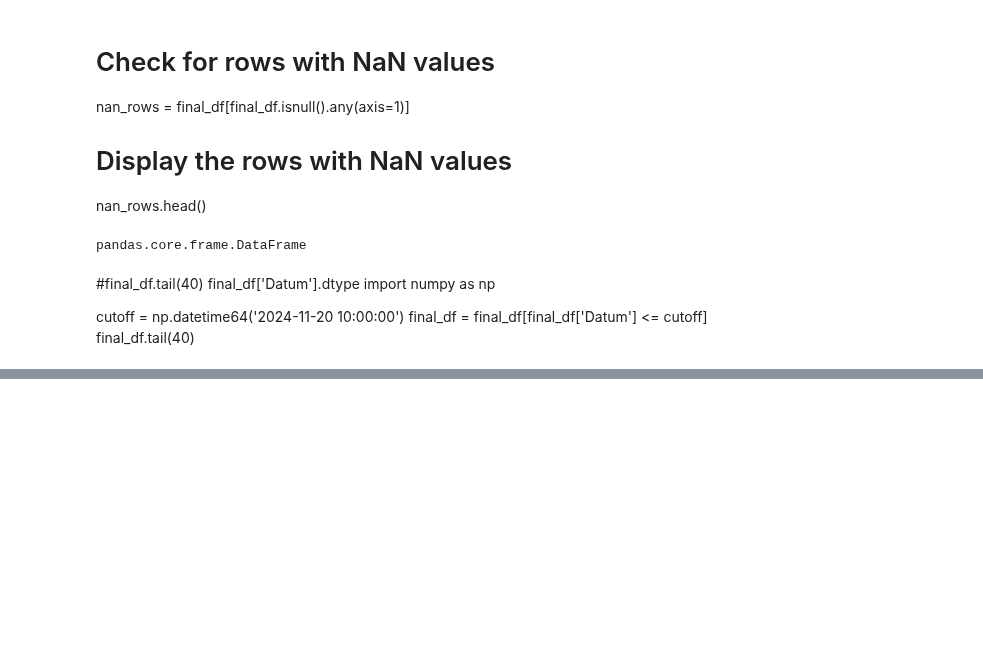
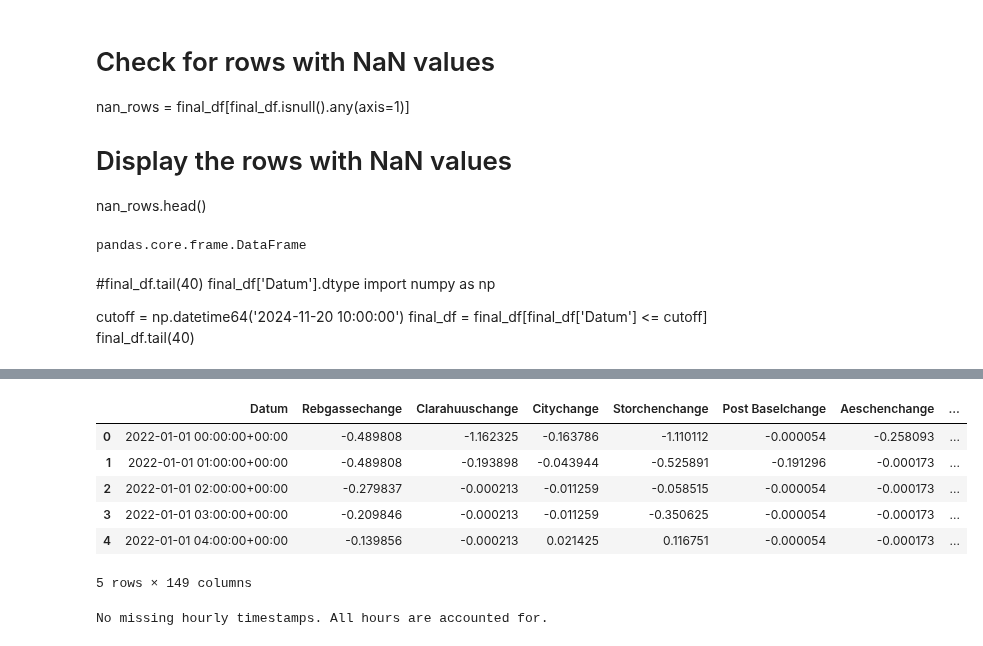
Before and after one commit to joejoejoejor/Its-Wekk, a Jupyter notebook: 4 - Data/1 - Max/Max_merge.ipynb, the cells around one changed output, grey strips where cells are left out. Drawn from its saved outputs; the diff is of its cells as text; code cells hidden in the pictures; blank space fills up the shorter version.

```diff
--- a/4 - Data/1 - Max/Max_merge.ipynb
+++ b/4 - Data/1 - Max/Max_merge.ipynb
@@ -239,3 +270,33 @@ final_df.tail(40)
 
 # Wetter hat 5 NaN values 2023-12-22 00:00:00 & 2023-12-22 01:00:00 & 2023-12-22 02:00:00 & 2023-12-22 03:00:00 & 2023-12-22 04:00:00
 # habe nochmal nachgeschaut und es ist der ganze 22 und 23 Dezember 2023 || ist aber nur eine Auflösung die ich ausgewählt habe, sollte mit der anderen Auflösung nicht mehr vorkommen
+# %%
+final_df.head()
+# %% [output]
+|  | Datum | Rebgassechange | Clarahuuschange | Citychange | Storchenchange | Post Baselchange | Aeschenchange | ... |
+| 0 | 2022-01-01 00:00:00+00:00 | -0.489808 | -1.162325 | -0.163786 | -1.110112 | -0.000054 | -0.258093 | ... |
+| 1 | 2022-01-01 01:00:00+00:00 | -0.489808 | -0.193898 | -0.043944 | -0.525891 | -0.191296 | -0.000173 | ... |
+| 2 | 2022-01-01 02:00:00+00:00 | -0.279837 | -0.000213 | -0.011259 | -0.058515 | -0.000054 | -0.000173 | ... |
+| 3 | 2022-01-01 03:00:00+00:00 | -0.209846 | -0.000213 | -0.011259 | -0.350625 | -0.000054 | -0.000173 | ... |
+| 4 | 2022-01-01 04:00:00+00:00 | -0.139856 | -0.000213 | 0.021425 | 0.116751 | -0.000054 | -0.000173 | ... |
+5 rows × 149 columns
+# %%
+import pandas as pd
+df = final_df.copy()
+# Ensure 'Datum' is a datetime object
+df['Datum'] = pd.to_datetime(df['Datum'])
+
+# Create a complete range of hourly timestamps from the first to the last point
+full_range = pd.date_range(start=df['Datum'].min(), end=df['Datum'].max(), freq='h')
+
+# Identify missing timestamps
+missing_timestamps = full_range.difference(df['Datum'])
+
+# Display the results
+if missing_timestamps.empty:
+    print("No missing hourly timestamps. All hours are accounted for.")
+else:
+    print("Missing hourly timestamps:")
+    print(missing_timestamps)
+# %% [output]
+No missing hourly timestamps. All hours are accounted for.
```
Also changed, not shown: parts of 6 cells of this notebook, 5 other files.
